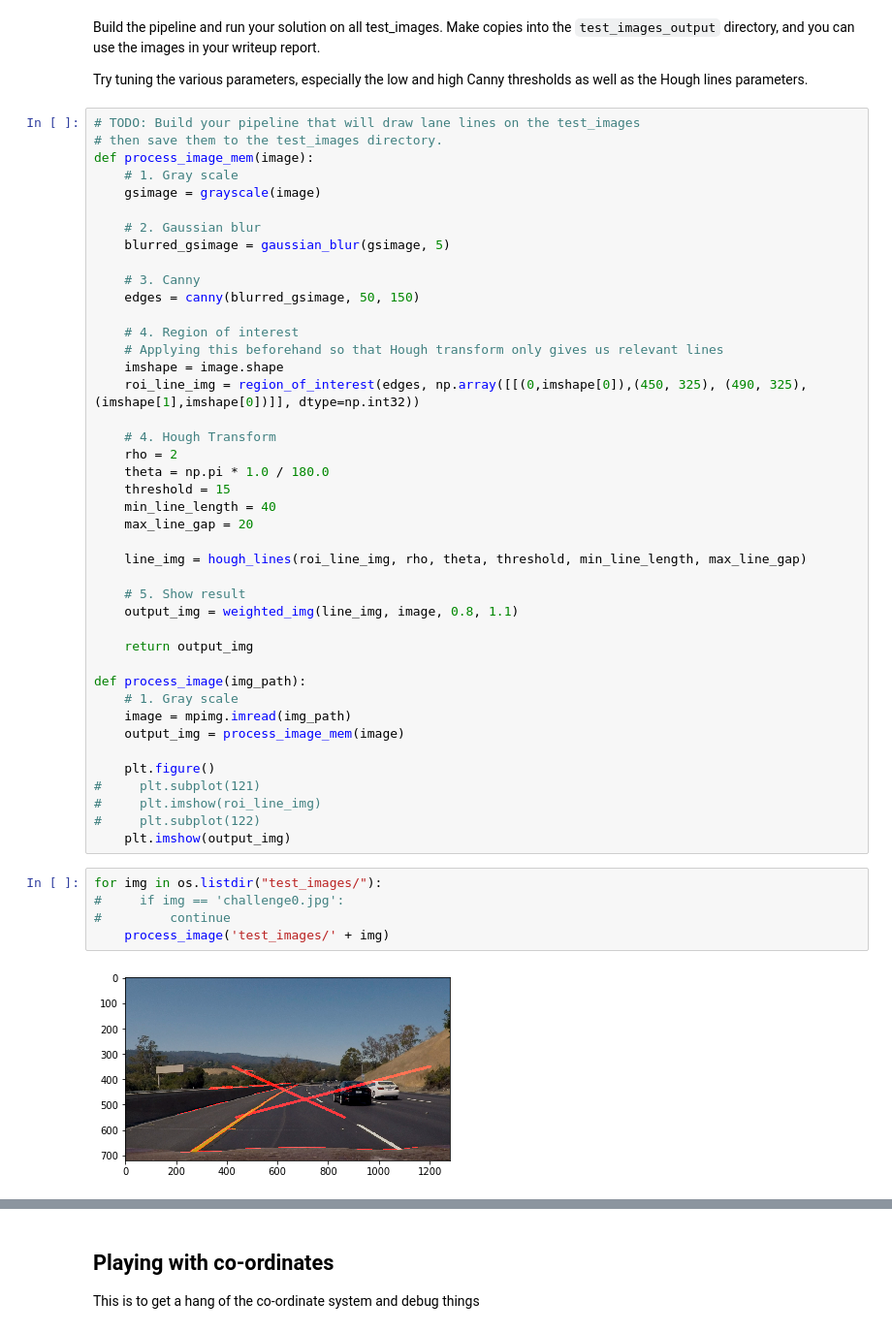
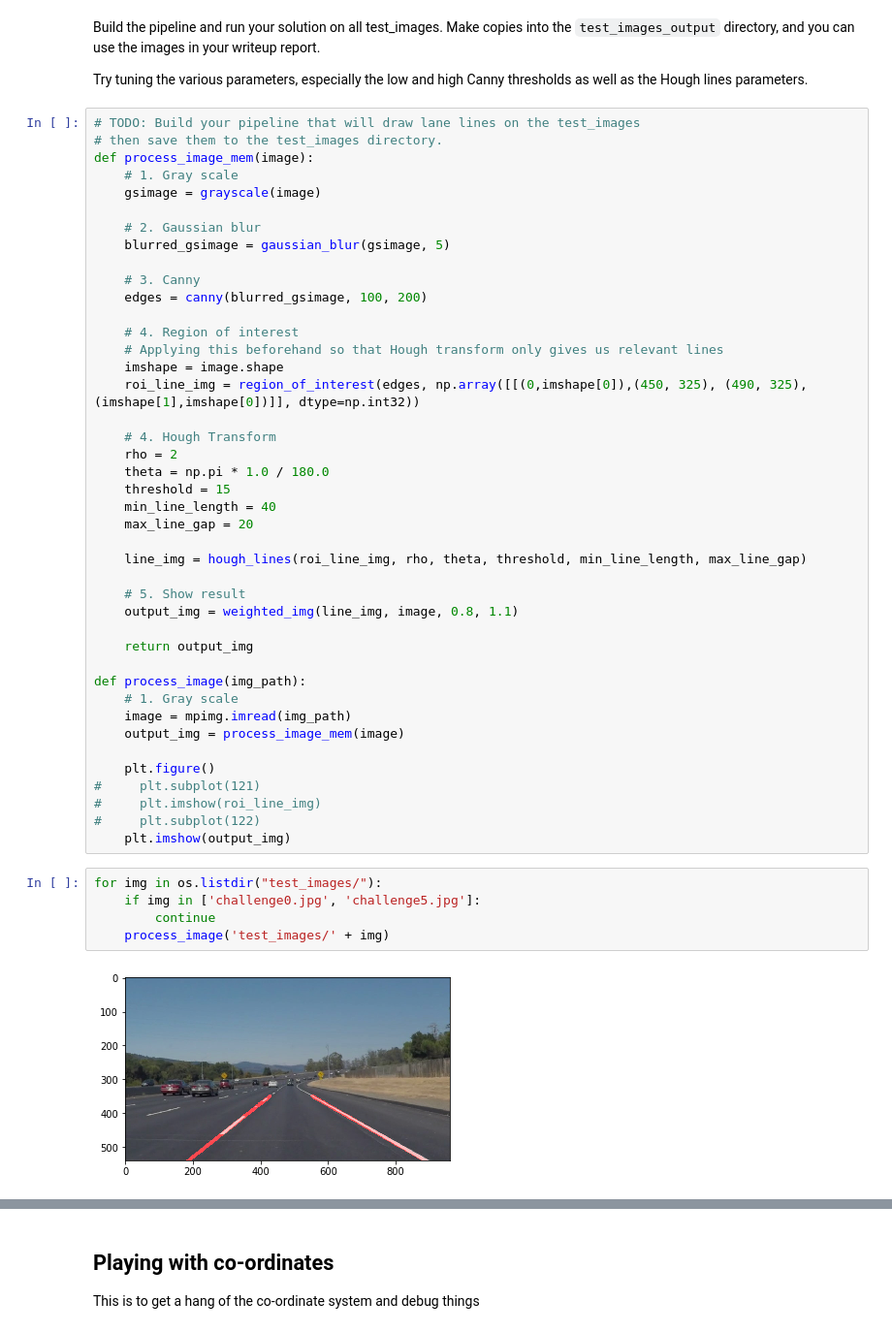
Before and after one commit to XCMer/CarND-LaneLines-P1, a Jupyter notebook: P1.ipynb, the cells around one changed output, grey strips where cells are left out. Shown at 97% size. Cells and saved outputs as stored; diff of their text form.

```diff
--- a/P1.ipynb
+++ b/P1.ipynb
@@ -262,7 +262,7 @@ def process_image_mem(image):
     blurred_gsimage = gaussian_blur(gsimage, 5)
 
     # 3. Canny
-    edges = canny(blurred_gsimage, 50, 150)
+    edges = canny(blurred_gsimage, 100, 200)
 
     # 4. Region of interest
     # Applying this beforehand so that Hough transform only gives us relevant lines
@@ -295,8 +295,8 @@ def process_image(img_path):
     plt.imshow(output_img)
 # %%
 for img in os.listdir("test_images/"):
-#     if img == 'challenge0.jpg':
-#         continue
+    if img in ['challenge0.jpg', 'challenge5.jpg']:
+        continue
     process_image('test_images/' + img)
 # %% [output]
-[figure, old version]
+[figure, new version]
```
Also changed, not shown: parts of 6 cells of this notebook, 5 other files.
